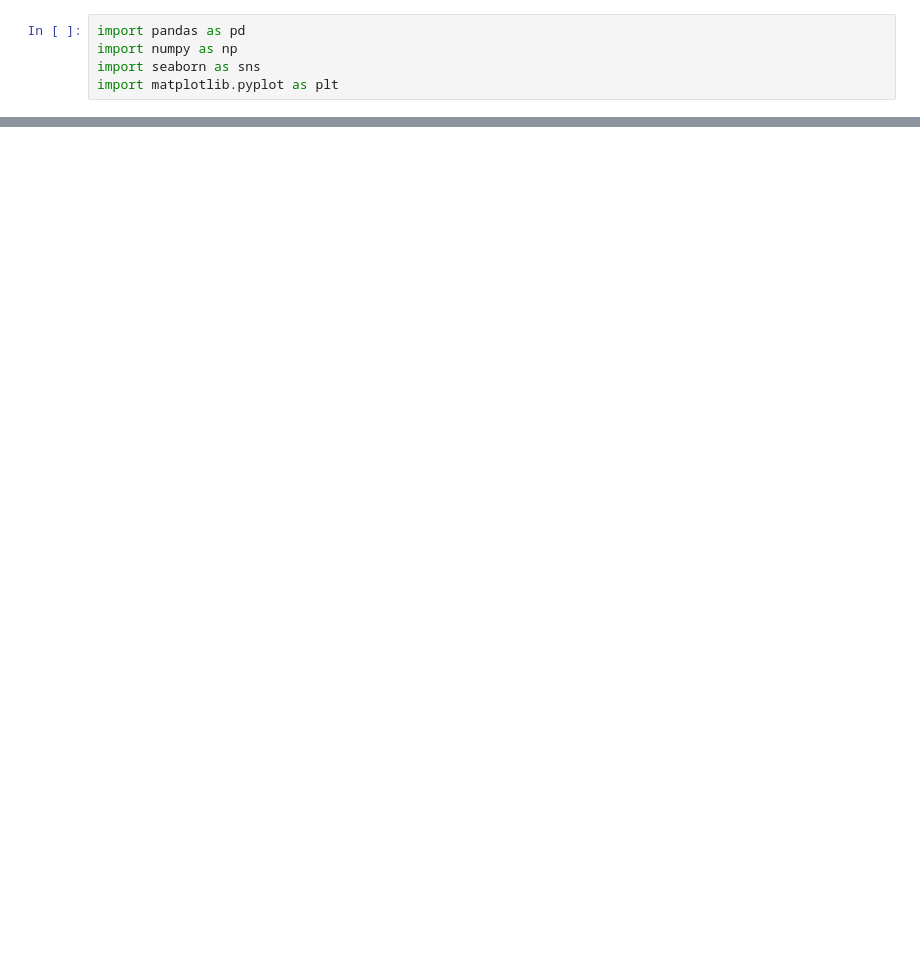
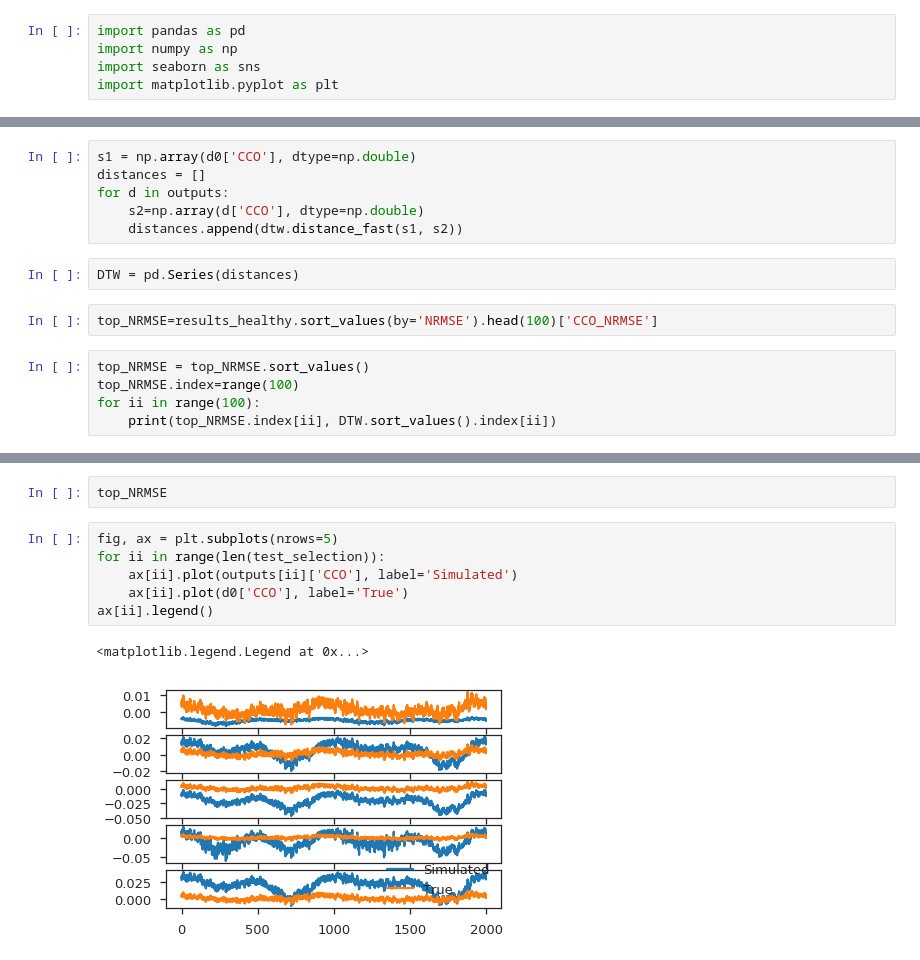
Before and after one commit to multimodalspectroscopy/BayesCMD, a Jupyter notebook: results_processing/Comparison_PLOS_second.ipynb, the cells around one changed output, grey strips where cells are left out. Drawn from its saved outputs; the diff is of its cells as text; blank space fills up the shorter version.

Commit message:
Added DTW distance to batch creation

```diff
--- a/results_processing/Comparison_PLOS_second.ipynb
+++ b/results_processing/Comparison_PLOS_second.ipynb
@@ -193,0 +111,15 @@ See the caveats in the documentation: http://pandas.pydata.org/pandas-docs/stabl
+# %%
+s1 = np.array(d0['CCO'], dtype=np.double)
+distances = []
+for d in outputs:
+    s2=np.array(d['CCO'], dtype=np.double)
+    distances.append(dtw.distance_fast(s1, s2))
+# %%
+DTW = pd.Series(distances)
+# %%
+top_NRMSE=results_healthy.sort_values(by='NRMSE').head(100)['CCO_NRMSE']
+# %%
+top_NRMSE = top_NRMSE.sort_values()
+top_NRMSE.index=range(100)
+for ii in range(100):
+    print(top_NRMSE.index[ii], DTW.sort_values().index[ii])
@@ -193,0 +144,11 @@ See the caveats in the documentation: http://pandas.pydata.org/pandas-docs/stabl
+# %%
+top_NRMSE
+# %%
+fig, ax = plt.subplots(nrows=5)
+for ii in range(len(test_selection)):
+    ax[ii].plot(outputs[ii]['CCO'], label='Simulated')
+    ax[ii].plot(d0['CCO'], label='True')
+ax[ii].legend()
+# %% [output]
+<matplotlib.legend.Legend at 0x...>
+[figure, added]
```
Also changed, not shown: parts of 23 cells of this notebook, 2 other files.
